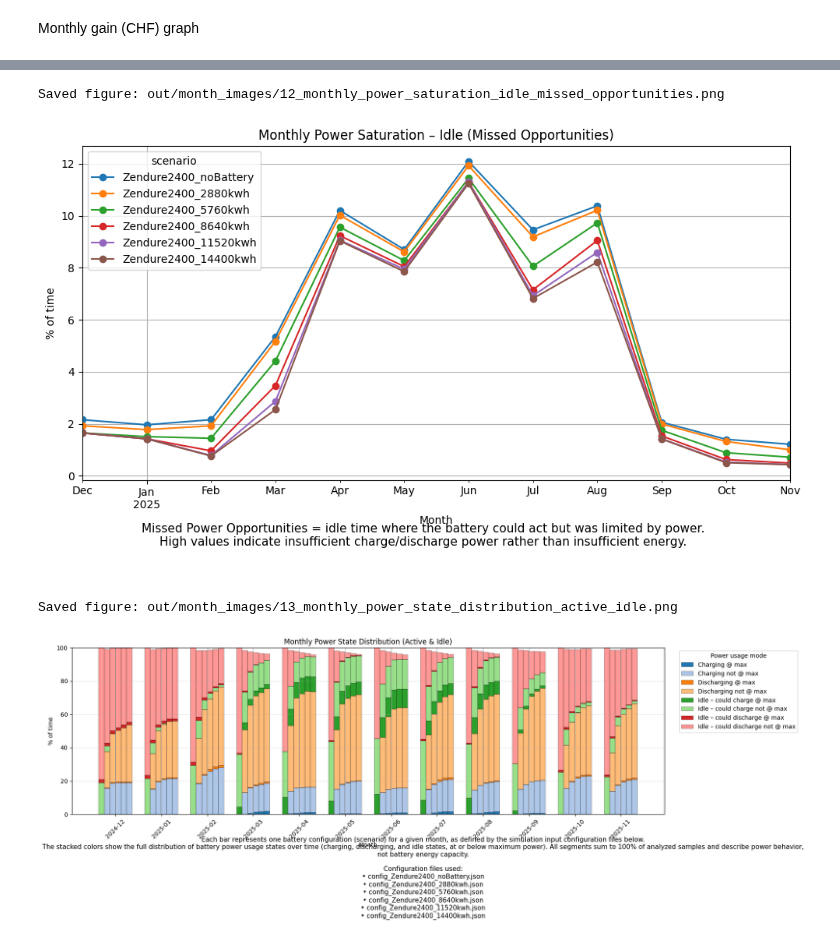
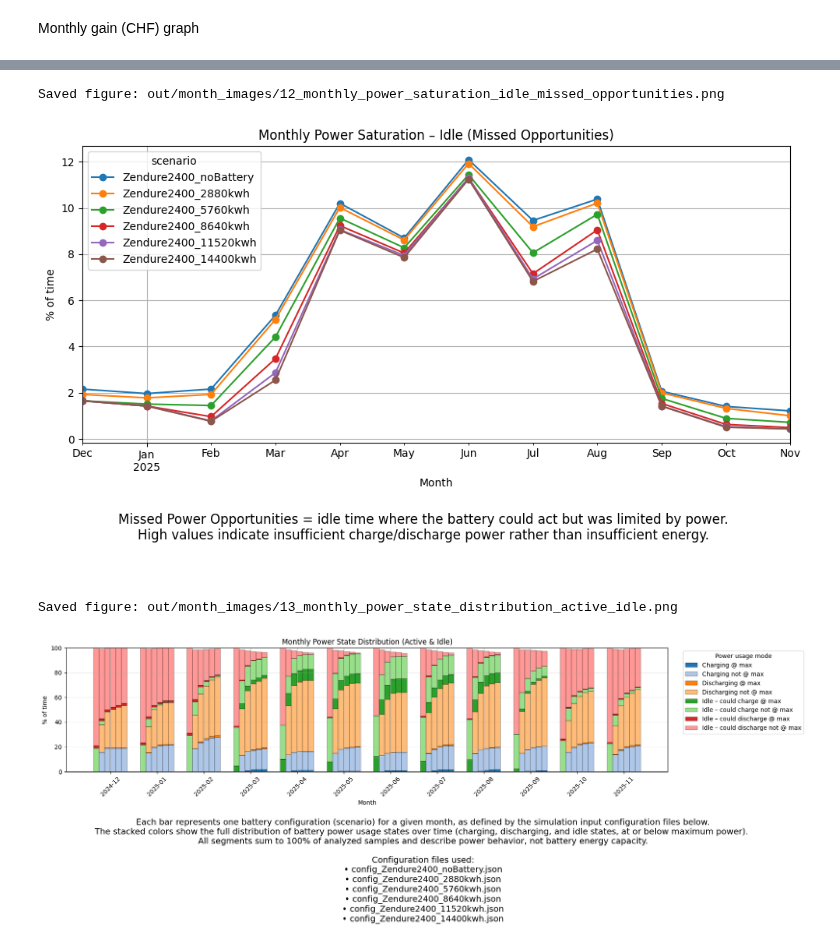
Before and after one commit to nicoMeynet/BatterySimu, a Jupyter notebook: battery_comparison_month.ipynb, the cells around one changed output, grey strips where cells are left out. Saved outputs shown, nothing was run; the diff lists cells and outputs as text; code cells hidden in the pictures.

```diff
--- a/battery_comparison_month.ipynb
+++ b/battery_comparison_month.ipynb
@@ -722,21 +722,21 @@ plt.title("Monthly Power Saturation – Idle (Missed Opportunities)")
 plt.xlabel("Month")
 plt.ylabel("% of time")
 plt.grid(True)
-plt.tight_layout(rect=[0, 0.10, 1, 1])
+plt.tight_layout(rect=[0, 0.18, 1, 1])
 plt.figtext(
     0.5, 0.02,
     "Missed Power Opportunities = idle time where the battery could act but was limited by power.\n"
     "High values indicate insufficient charge/discharge power rather than insufficient energy.\n\n",
     ha="center",
     va="bottom",
-    fontsize=11,
+    fontsize=12,
     wrap=True
 )
 export_current_figure(MONTH_FIG_DIR)
 plt.show()
 # %% [output]
 Saved figure: out/month_images/12_monthly_power_saturation_idle_missed_opportunities.png
-[figure, old version]
+[figure, new version]
 # %%
 POWER_STACK_ROWS = []
 
@@ -849,37 +849,37 @@ plt.xlabel("Month")
 plt.ylabel("% of time")
 plt.ylim(0, 100)
 plt.title("Monthly Power State Distribution (Active & Idle)")
 plt.legend(
     title="Power usage mode",
     bbox_to_anchor=(1.02, 1),
     loc="upper left"
 )
 config_list = "\n".join(
     f"• {pathlib.Path(f).name}" for f in FILES
 )
 
 plt.figtext(
     0.5, 0.03,
     "Each bar represents one battery configuration (scenario) for a given month, "
     "as defined by the simulation input configuration files below.\n"
     "The stacked colors show the full distribution of battery power usage states over time "
-    "(charging, discharging, and idle states, at or below maximum power). "
+    "(charging, discharging, and idle states, at or below maximum power). \n"
     "All segments sum to 100% of analyzed samples and describe power behavior, "
     "not battery energy capacity.\n\n"
     f"Configuration files used:\n{config_list}",
     ha="center",
     va="bottom",
-    fontsize=11,
+    fontsize=14,
     wrap=True
 )
 
 plt.grid(axis="y", alpha=0.3)
-plt.tight_layout(rect=[0, 0.25, 1, 1])
+plt.tight_layout(rect=[0, 0.40, 1, 1])
 export_current_figure(MONTH_FIG_DIR)
 plt.show()
 # %% [output]
 Saved figure: out/month_images/13_monthly_power_state_distribution_active_idle.png
-[figure, old version]
+[figure, new version]
 # %%
 SAMPLE_DURATION_H = 1  # 1 hour per sample
 
```
Also changed, not shown: parts of 12 cells of this notebook, 4 other files.
